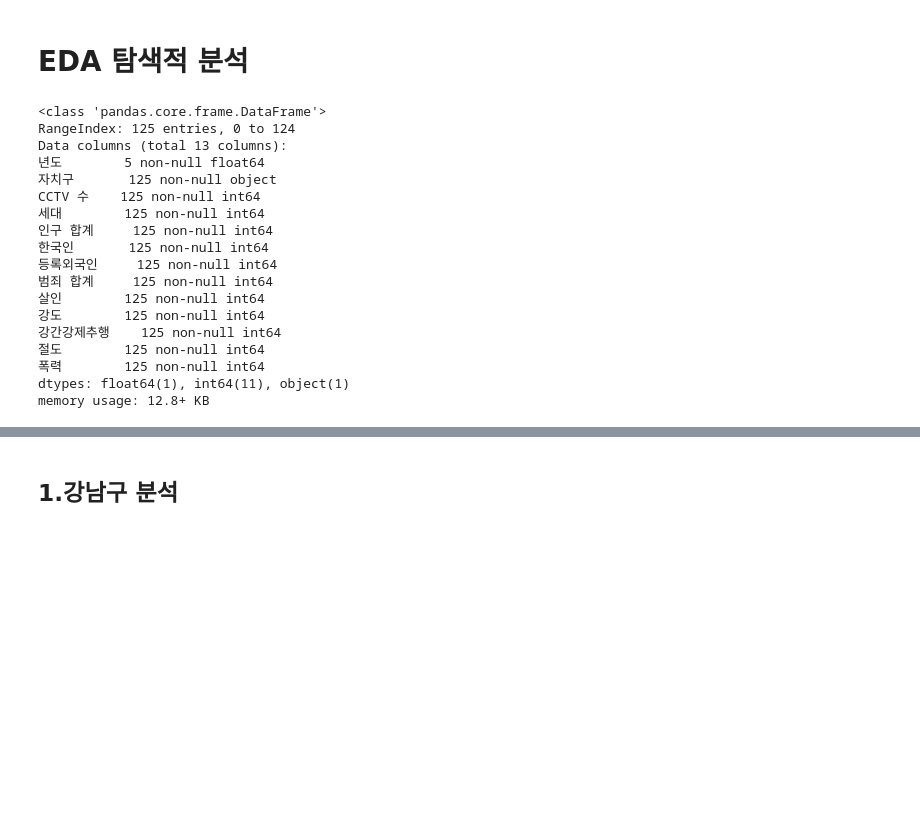
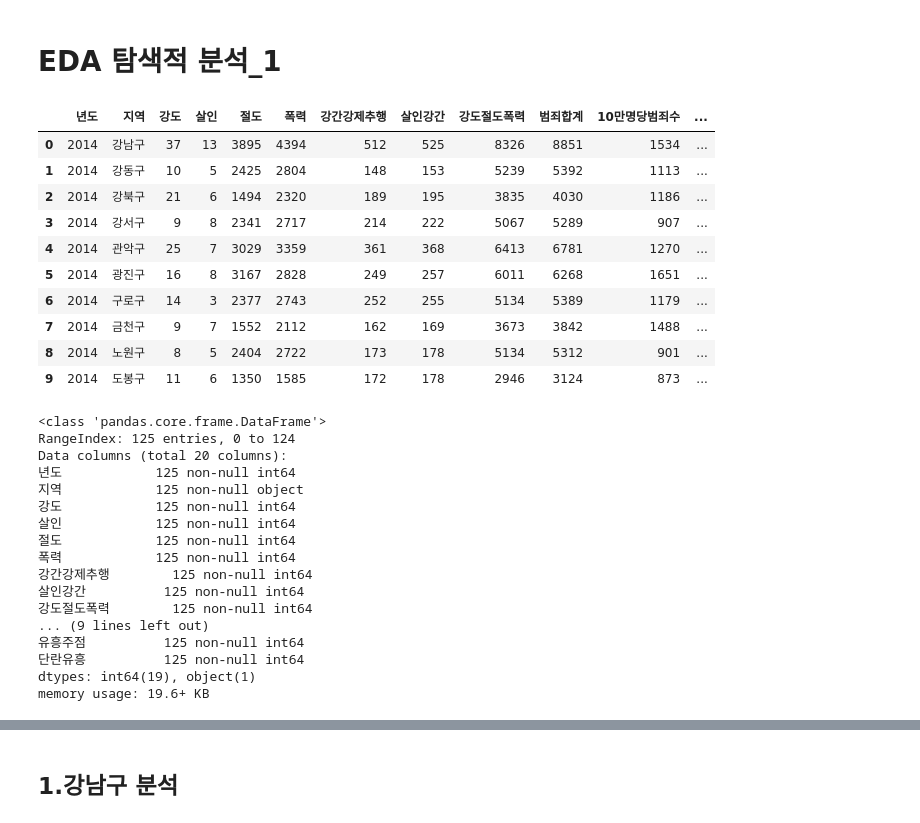
Before and after one commit to madfalc0n/Image-analysis-and-develope, a Jupyter notebook: project/main/1.Exploratory_Data_Analysis_1.ipynb, the cells around one changed output, grey strips where cells are left out. Saved outputs shown, nothing was run; the diff lists cells and outputs as text; code cells hidden in the pictures; blank space fills up the shorter version.

```diff
--- a/project/main/1.Exploratory_Data_Analysis.ipynb
+++ b/project/main/1.Exploratory_Data_Analysis_1.ipynb
@@ -1,5 +1,5 @@
 # %% [markdown]
-# EDA 탐색적 분석
+# EDA 탐색적 분석_1
 # %%
 #함수 호출
 import pandas as pd
@@ -20,28 +17,38 @@ font_name = fm.FontProperties(fname=font_location).get_name()
 rc('font', family=font_name)
 # %%
 #csv 파일 호출
-df = pd.read_excel('./data/seoul_2014to2018_cctv_pop_crime2.xlsx')
-ddf = pd.read_excel('./data/seoul_2014to2018_cctv_pop_crime2.xlsx')
-df.head(3)
+df = pd.read_csv('./data/20200101_seoul_2014_to_2018_crime_cctv_pop_food_sum.csv')
+ddf = pd.read_csv('./data/20200101_seoul_2014_to_2018_crime_cctv_pop_food_sum.csv')
+display(df.head(10))
 df.info()
 # %% [output]
+|  | 년도 | 지역 | 강도 | 살인 | 절도 | 폭력 | 강간강제추행 | 살인강간 | 강도절도폭력 | 범죄합계 | 10만명당범죄수 | ... |
+| 0 | 2014 | 강남구 | 37 | 13 | 3895 | 4394 | 512 | 525 | 8326 | 8851 | 1534 | ... |
+| 1 | 2014 | 강동구 | 10 | 5 | 2425 | 2804 | 148 | 153 | 5239 | 5392 | 1113 | ... |
+| 2 | 2014 | 강북구 | 21 | 6 | 1494 | 2320 | 189 | 195 | 3835 | 4030 | 1186 | ... |
+| 3 | 2014 | 강서구 | 9 | 8 | 2341 | 2717 | 214 | 222 | 5067 | 5289 | 907 | ... |
+| 4 | 2014 | 관악구 | 25 | 7 | 3029 | 3359 | 361 | 368 | 6413 | 6781 | 1270 | ... |
+| 5 | 2014 | 광진구 | 16 | 8 | 3167 | 2828 | 249 | 257 | 6011 | 6268 | 1651 | ... |
+| 6 | 2014 | 구로구 | 14 | 3 | 2377 | 2743 | 252 | 255 | 5134 | 5389 | 1179 | ... |
+| 7 | 2014 | 금천구 | 9 | 7 | 1552 | 2112 | 162 | 169 | 3673 | 3842 | 1488 | ... |
+| 8 | 2014 | 노원구 | 8 | 5 | 2404 | 2722 | 173 | 178 | 5134 | 5312 | 901 | ... |
+| 9 | 2014 | 도봉구 | 11 | 6 | 1350 | 1585 | 172 | 178 | 2946 | 3124 | 873 | ... |
 <class 'pandas.core.frame.DataFrame'>
 RangeIndex: 125 entries, 0 to 124
-Data columns (total 13 columns):
-년도        5 non-null float64
-자치구       125 non-null object
-CCTV 수    125 non-null int64
-세대        125 non-null int64
-인구 합계     125 non-null int64
-한국인       125 non-null int64
-등록외국인     125 non-null int64
-범죄 합계     125 non-null int64
-살인        125 non-null int64
-강도        125 non-null int64
-강간강제추행    125 non-null int64
-절도        125 non-null int64
-폭력        125 non-null int64
-dtypes: float64(1), int64(11), object(1)
-memory usage: 12.8+ KB
+Data columns (total 20 columns):
+년도            125 non-null int64
+지역            125 non-null object
+강도            125 non-null int64
+살인            125 non-null int64
+절도            125 non-null int64
+폭력            125 non-null int64
+강간강제추행        125 non-null int64
+살인강간          125 non-null int64
+강도절도폭력        125 non-null int64
+... (9 lines left out)
+유흥주점          125 non-null int64
+단란유흥          125 non-null int64
+dtypes: int64(19), object(1)
+memory usage: 19.6+ KB
 # %%
 #결측치 처리
```
Also changed, not shown: parts of 7 cells of this notebook, 47 other files.
